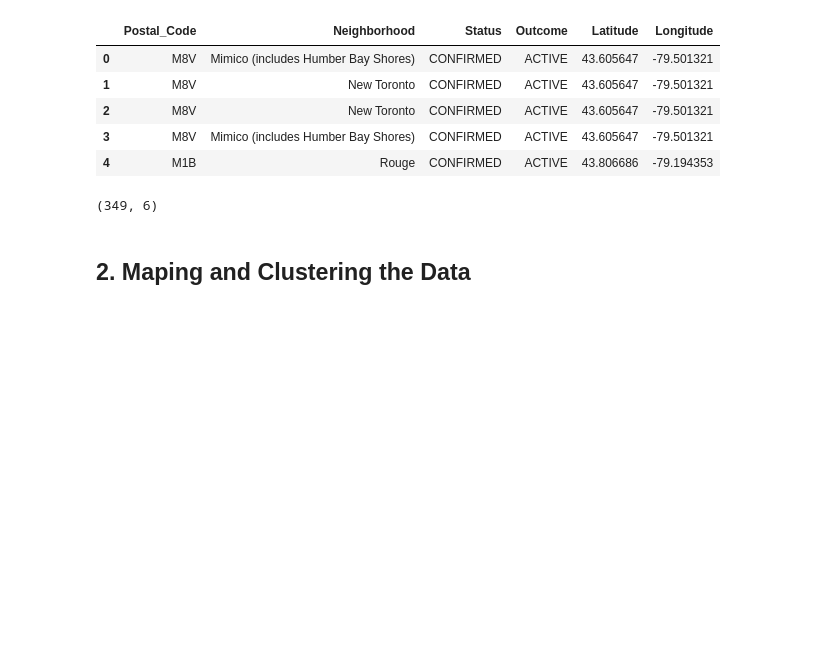
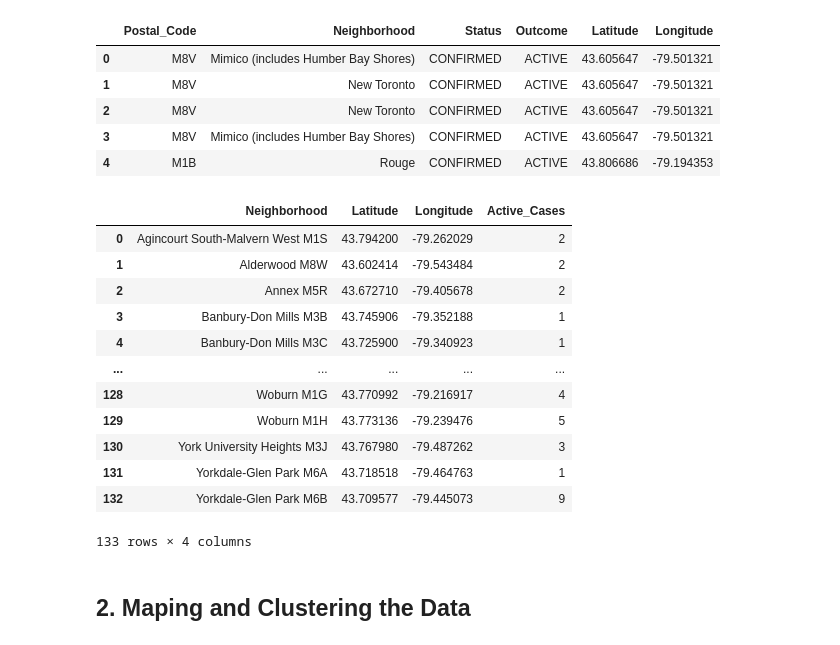
Before and after one commit to nirzaribhavsar/Clustering_Covid19_Cases_Toronto, a Jupyter notebook: Clustering_Covid_Toronto.ipynb, the cells around one changed output. Saved outputs shown, nothing was run; the diff lists cells and outputs as text; code cells hidden in the pictures; blank space fills up the shorter version.

```diff
--- a/Clustering_Covid_Toronto.ipynb
+++ b/Clustering_Covid_Toronto.ipynb
@@ -179,11 +179,29 @@ covid_toronto_df.head()
 | 2 | M8V | New Toronto | CONFIRMED | ACTIVE | 43.605647 | -79.501321 |
 | 3 | M8V | Mimico (includes Humber Bay Shores) | CONFIRMED | ACTIVE | 43.605647 | -79.501321 |
 | 4 | M1B | Rouge | CONFIRMED | ACTIVE | 43.806686 | -79.194353 |
-# %%
-# Check the dataframe shape
-covid_toronto_df.shape
-# %% [output]
-(349, 6)
+# %%
+# Now we can combine the Postal_Code and Neighbohood columns
+
+covid_toronto_df['Neighborhood'] = covid_toronto_df['Neighborhood'] + ' ' + covid_toronto_df['Postal_Code']
+# %%
+# Finally we will group by Neighborhood and add the total active cases in each one of them. We will get ride of Outcome and Status too
+
+covid_toronto_total = covid_toronto_df.groupby(['Neighborhood','Latitude', 'Longitude']).Outcome.agg('count').to_frame('Active_Cases').reset_index()
+covid_toronto_total
+# %% [output]
+|  | Neighborhood | Latitude | Longitude | Active_Cases |
+| 0 | Agincourt South-Malvern West M1S | 43.794200 | -79.262029 | 2 |
+| 1 | Alderwood M8W | 43.602414 | -79.543484 | 2 |
+| 2 | Annex M5R | 43.672710 | -79.405678 | 2 |
+| 3 | Banbury-Don Mills M3B | 43.745906 | -79.352188 | 1 |
+| 4 | Banbury-Don Mills M3C | 43.725900 | -79.340923 | 1 |
+| ... | ... | ... | ... | ... |
+| 128 | Woburn M1G | 43.770992 | -79.216917 | 4 |
+| 129 | Woburn M1H | 43.773136 | -79.239476 | 5 |
+| 130 | York University Heights M3J | 43.767980 | -79.487262 | 3 |
+| 131 | Yorkdale-Glen Park M6A | 43.718518 | -79.464763 | 1 |
+| 132 | Yorkdale-Glen Park M6B | 43.709577 | -79.445073 | 9 |
+133 rows × 4 columns
 # %% [markdown]
 <h2>2. Maping and Clustering the Data</h2>
 # %% [markdown]
```
Also changed, not shown: parts of 7 cells of this notebook.
